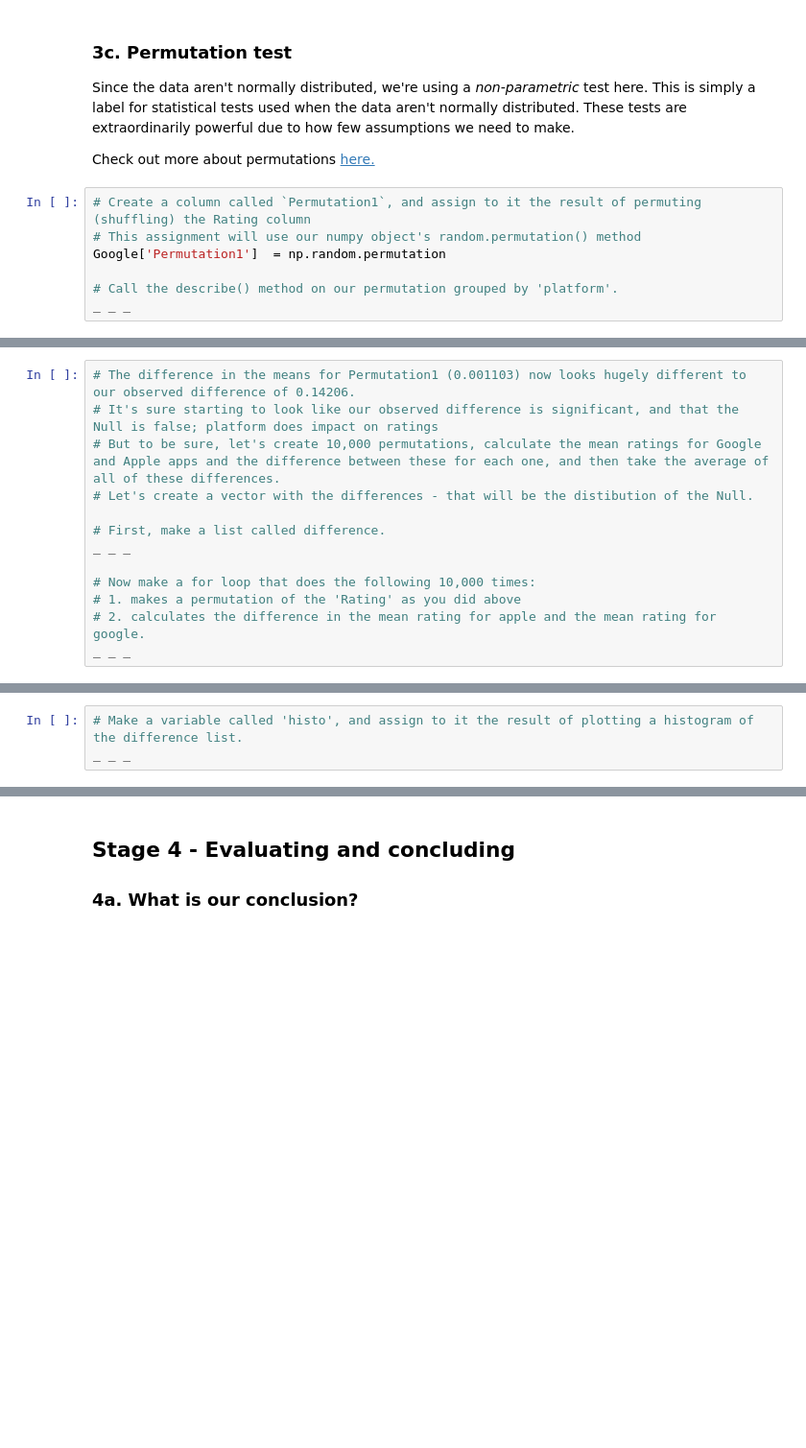
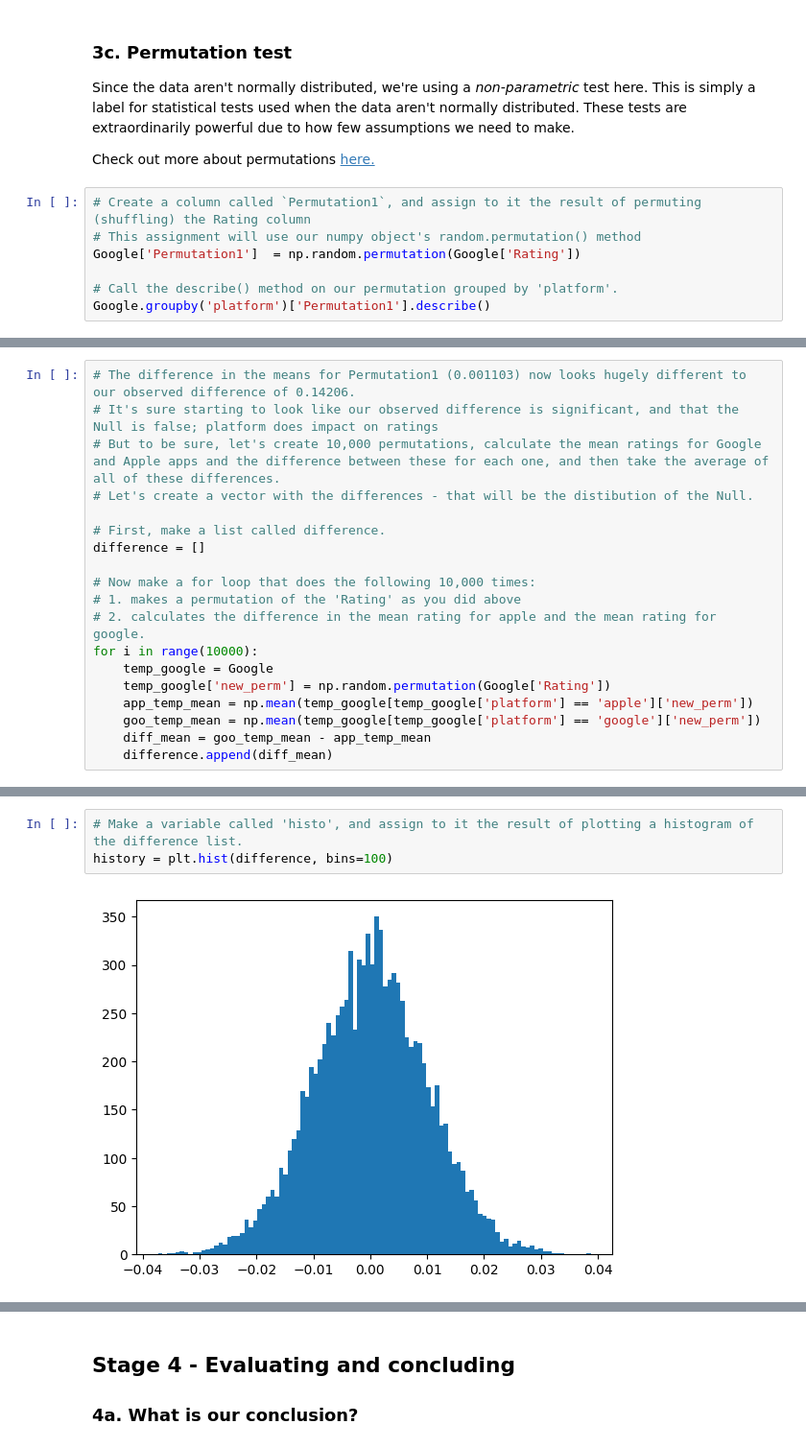
Before and after one commit to blue-santa/sprinboard-data-science-2026, a Jupyter notebook: 11-python-statistics-in-eda/03-hypothesis-testing/integrating-apps-case-study/Springboard Apps project - Tier 3 - Complete.ipynb, the cells around one changed output, grey strips where cells are left out. Shown at 96% size. Cells and saved outputs as stored; diff of their text form; blank space fills up the shorter version.

```diff
--- a/11-python-statistics-in-eda/03-hypothesis-testing/integrating-apps-case-study/Springboard Apps project - Tier 3 - Complete.ipynb
+++ b/11-python-statistics-in-eda/03-hypothesis-testing/integrating-apps-case-study/Springboard Apps project - Tier 3 - Complete.ipynb
@@ -577,7 +585,7 @@ Check out more about permutations [here.](http://rasbt.github.io/mlxtend/user_gu
 # %%
 # Create a column called `Permutation1`, and assign to it the result of permuting (shuffling) the Rating column
 # This assignment will use our numpy object's random.permutation() method
-Google['Permutation1']  = np.random.permutation
+Google['Permutation1']  = np.random.permutation(Google['Rating'])
 
 # Call the describe() method on our permutation grouped by 'platform'.
-_ _ _
+Google.groupby('platform')['Permutation1'].describe()
@@ -591,9 +614,15 @@ _ _ _
 # Let's create a vector with the differences - that will be the distibution of the Null.
 
 # First, make a list called difference.
-_ _ _
+difference = []
 
 # Now make a for loop that does the following 10,000 times:
 # 1. makes a permutation of the 'Rating' as you did above
 # 2. calculates the difference in the mean rating for apple and the mean rating for google.
-_ _ _
+for i in range(10000):
+    temp_google = Google
+    temp_google['new_perm'] = np.random.permutation(Google['Rating'])
+    app_temp_mean = np.mean(temp_google[temp_google['platform'] == 'apple']['new_perm'])
+    goo_temp_mean = np.mean(temp_google[temp_google['platform'] == 'google']['new_perm'])
+    diff_mean = goo_temp_mean - app_temp_mean
+    difference.append(diff_mean)
@@ -600,5 +646,7 @@ _ _ _
 # %%
 # Make a variable called 'histo', and assign to it the result of plotting a histogram of the difference list.
-_ _ _
+history = plt.hist(difference, bins=100)
+# %% [output]
+[figure, added]
 # %%
 # Now make a variable called obs_difference, and assign it the result of the mean of our 'apple' variable and the mean of our 'google variable'
```
Also changed, not shown: parts of 10 cells of this notebook.
